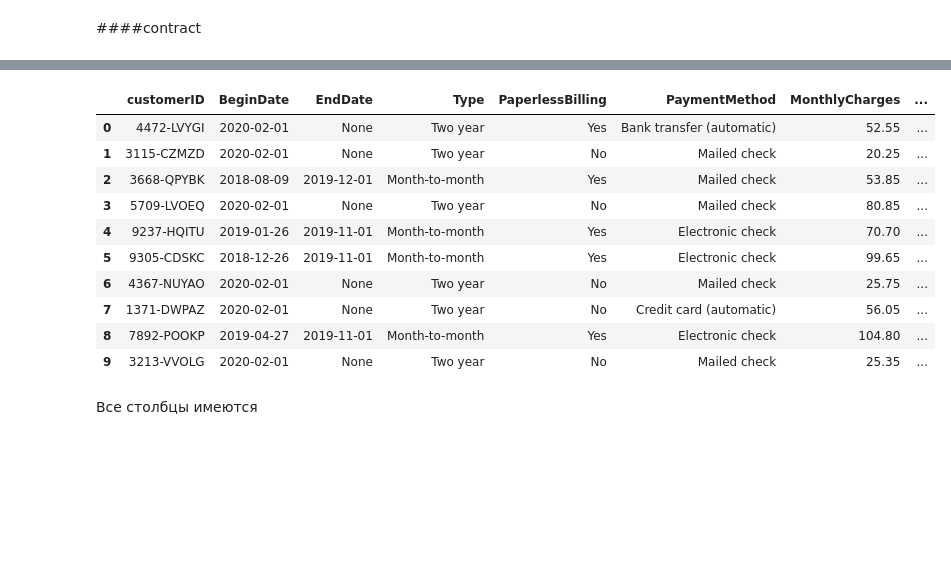
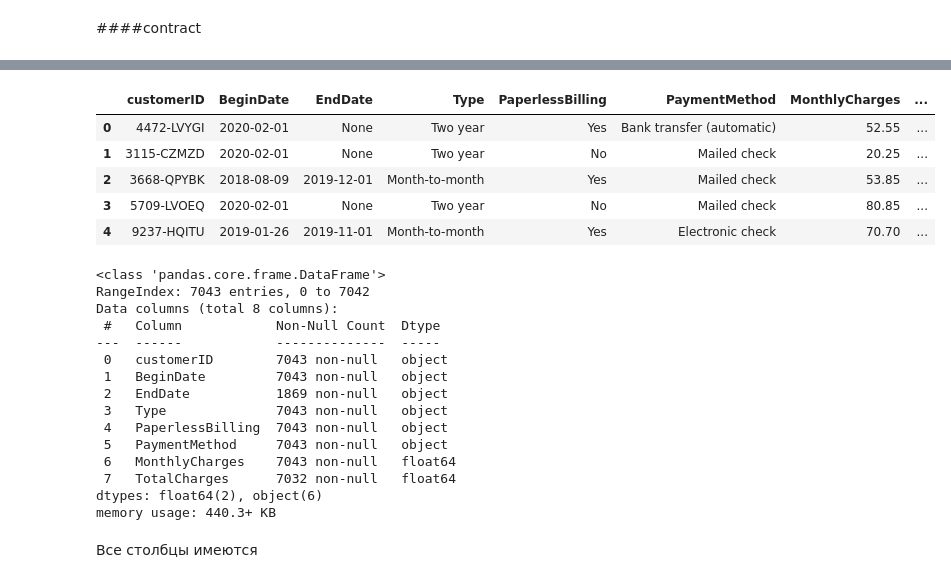
Before and after one commit to AV-BOLT/yandex_practicum, a Jupyter notebook: yandex_diploma.ipynb, the cells around one changed output, grey strips where cells are left out. Saved outputs shown, nothing was run; the diff lists cells and outputs as text; code cells hidden in the pictures; blank space fills up the shorter version.

```diff
--- a/yandex_diploma.ipynb
+++ b/yandex_diploma.ipynb
@@ -96,24 +157,36 @@ engine = create_engine(connection_string)
 # %%
 # проверим
 query = '''
 SELECT *
-FROM telecom.contract
-LIMIT 10;
+FROM telecom.contract;
 '''
 example = pd.read_sql_query(query, con = engine)
-example
+example.head()
 # %% [output]
 |  | customerID | BeginDate | EndDate | Type | PaperlessBilling | PaymentMethod | MonthlyCharges | ... |
 | 0 | 4472-LVYGI | 2020-02-01 | None | Two year | Yes | Bank transfer (automatic) | 52.55 | ... |
 | 1 | 3115-CZMZD | 2020-02-01 | None | Two year | No | Mailed check | 20.25 | ... |
 | 2 | 3668-QPYBK | 2018-08-09 | 2019-12-01 | Month-to-month | Yes | Mailed check | 53.85 | ... |
 | 3 | 5709-LVOEQ | 2020-02-01 | None | Two year | No | Mailed check | 80.85 | ... |
 | 4 | 9237-HQITU | 2019-01-26 | 2019-11-01 | Month-to-month | Yes | Electronic check | 70.70 | ... |
-| 5 | 9305-CDSKC | 2018-12-26 | 2019-11-01 | Month-to-month | Yes | Electronic check | 99.65 | ... |
-| 6 | 4367-NUYAO | 2020-02-01 | None | Two year | No | Mailed check | 25.75 | ... |
-| 7 | 1371-DWPAZ | 2020-02-01 | None | Two year | No | Credit card (automatic) | 56.05 | ... |
-| 8 | 7892-POOKP | 2019-04-27 | 2019-11-01 | Month-to-month | Yes | Electronic check | 104.80 | ... |
-| 9 | 3213-VVOLG | 2020-02-01 | None | Two year | No | Mailed check | 25.35 | ... |
+# %%
+example.info()
+# %% [output]
+<class 'pandas.core.frame.DataFrame'>
+RangeIndex: 7043 entries, 0 to 7042
+Data columns (total 8 columns):
+ #   Column            Non-Null Count  Dtype
+---  ------            --------------  -----
+ 0   customerID        7043 non-null   object
+ 1   BeginDate         7043 non-null   object
+ 2   EndDate           1869 non-null   object
+ 3   Type              7043 non-null   object
+ 4   PaperlessBilling  7043 non-null   object
+ 5   PaymentMethod     7043 non-null   object
+ 6   MonthlyCharges    7043 non-null   float64
+ 7   TotalCharges      7032 non-null   float64
+dtypes: float64(2), object(6)
+memory usage: 440.3+ KB
 # %% [markdown]
 Все столбцы имеются
 # %% [markdown]
```
Also changed, not shown: parts of 201 cells of this notebook.
